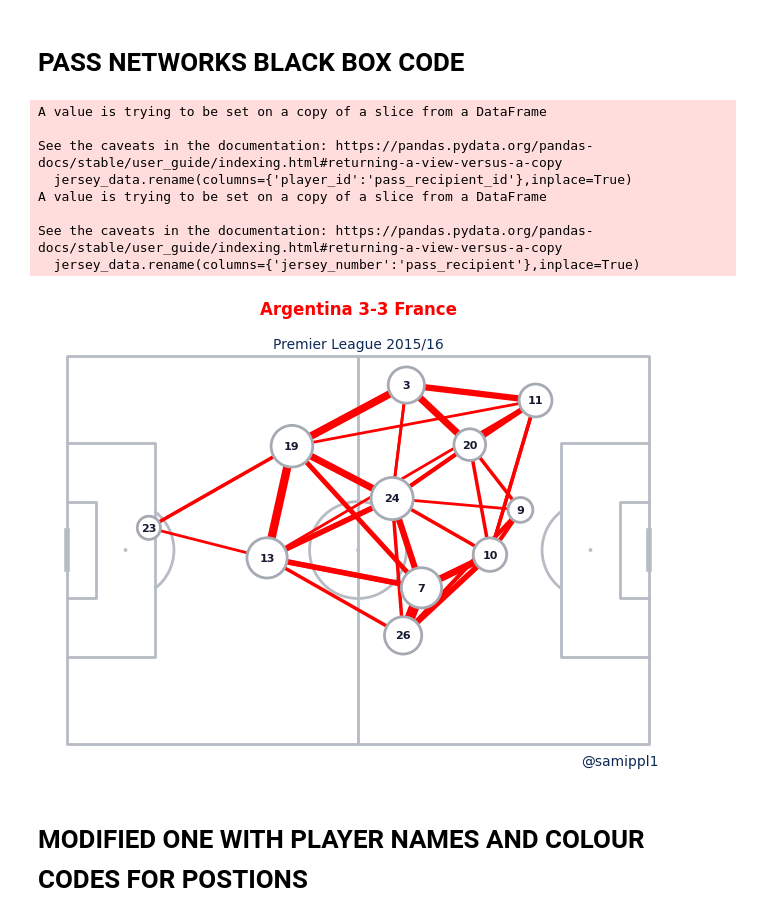
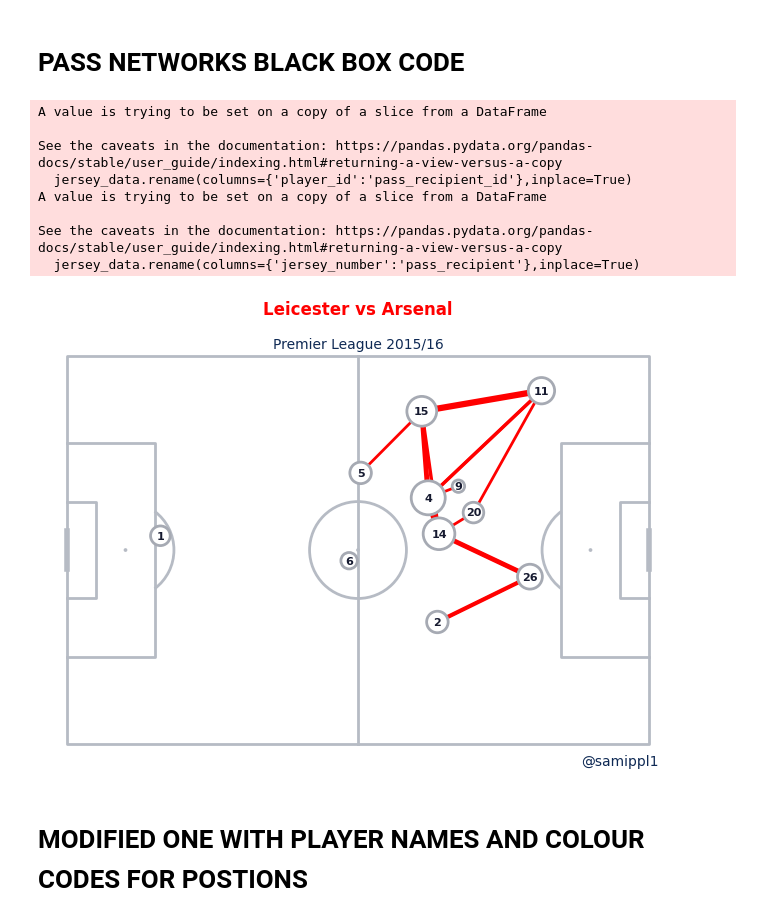
Before and after one commit to Jerry690526/Football-analytics, a Jupyter notebook: Centrality+Triangles.ipynb, the cells around one changed output. Drawn from its saved outputs; the diff is of its cells as text; code cells hidden in the pictures.

```diff
--- a/Centrality+Triangles.ipynb
+++ b/Centrality+Triangles.ipynb
@@ -358,11 +363,11 @@ plt.show()
 
 parser= Sbopen()
 
-df, related, freeze, tactics = parser.event(3869685)
+df, related, freeze, tactics = parser.event(3754174)
 
 #SELECTING TEAM
 
-df = df[df['team_name']=='Argentina']
+df = df[df['team_name']=='Leicester City']
 
 #SELECTING ACTION TYPE
 
@@ -371,7 +376,7 @@ filtered = passes[['player_name','x','y','end_x', 'end_y','pass_recipient_name',
 
 filtered[filtered['outcome_name'].isnull()]
 
-df_lineup = parser.lineup(3869685)
+df_lineup = parser.lineup(3754174)
 jersey_data=df_lineup[['player_id','jersey_number']]
 
 df= pd.merge(df,jersey_data,on='player_id')
@@ -449,35 +454,35 @@ fig.set_facecolor('#FFFFFF')
 # Draw arrows and nodes
 # arrows = pitch.arrows(1.2 * pass_between.x, 0.8 * pass_between.y, 1.2 * pass_between.x_end, 0.8 * pass_between.y_end, ax=ax,color='red', alpha=0.4,width=3)
 pass_lines = pitch.lines(1.2*pass_between.x, 0.8*pass_between.y, 1.2*pass_between.x_end, 0.8*pass_between.y_end, lw=pass_between.pass_count*0.5,color='red', zorder=1, ax=ax)
 
 nodes = pitch.scatter(1.2 * average_locations.x, 0.8 * average_locations.y, s=20*average_locations['count'].values, color='white', edgecolors='#a6aab3', linewidth=2, alpha=1, zorder=1, ax=ax)
 
 
 # Annotate average_locations
 for index, row in average_locations.iterrows():
     pitch.annotate(index, xy=(1.2 * row.x, 0.8 * row.y), c='#161A30',fontweight='bold', va='center', ha='center', size=8, ax=ax)
 
 # Add the endnote
 ax.text(114, 85, '@samippl1', color='#0E2954', va='bottom', ha='center', fontsize=10)
 
 # Add the title
-ax.set_title('Arsenal vs UTD', color='red', va='center', ha='center', fontsize=12,fontweight='bold',pad=20,loc='center')
+ax.set_title('Leicester vs Arsenal', color='red', va='center', ha='center', fontsize=12,fontweight='bold',pad=20,loc='center')
 ax.annotate('Premier League 2015/16', xy=(0.5, 1), xytext=(0, 0),
              xycoords='axes fraction', textcoords='offset points',
              fontsize=10, color='#0E2954', va='top', ha='center')
 
 
 plt.show()
 # %% [output]
 A value is trying to be set on a copy of a slice from a DataFrame
 
 See the caveats in the documentation: https://pandas.pydata.org/pandas-docs/stable/user_guide/indexing.html#returning-a-view-versus-a-copy
   jersey_data.rename(columns={'player_id':'pass_recipient_id'},inplace=True)
 A value is trying to be set on a copy of a slice from a DataFrame
 
 See the caveats in the documentation: https://pandas.pydata.org/pandas-docs/stable/user_guide/indexing.html#returning-a-view-versus-a-copy
   jersey_data.rename(columns={'jersey_number':'pass_recipient'},inplace=True)
-[figure, old version]
+[figure, new version]
 # %% [markdown]
 # MODIFIED ONE WITH PLAYER NAMES AND COLOUR CODES FOR POSTIONS
 # %%
```
Also changed, not shown: parts of 33 cells of this notebook.
